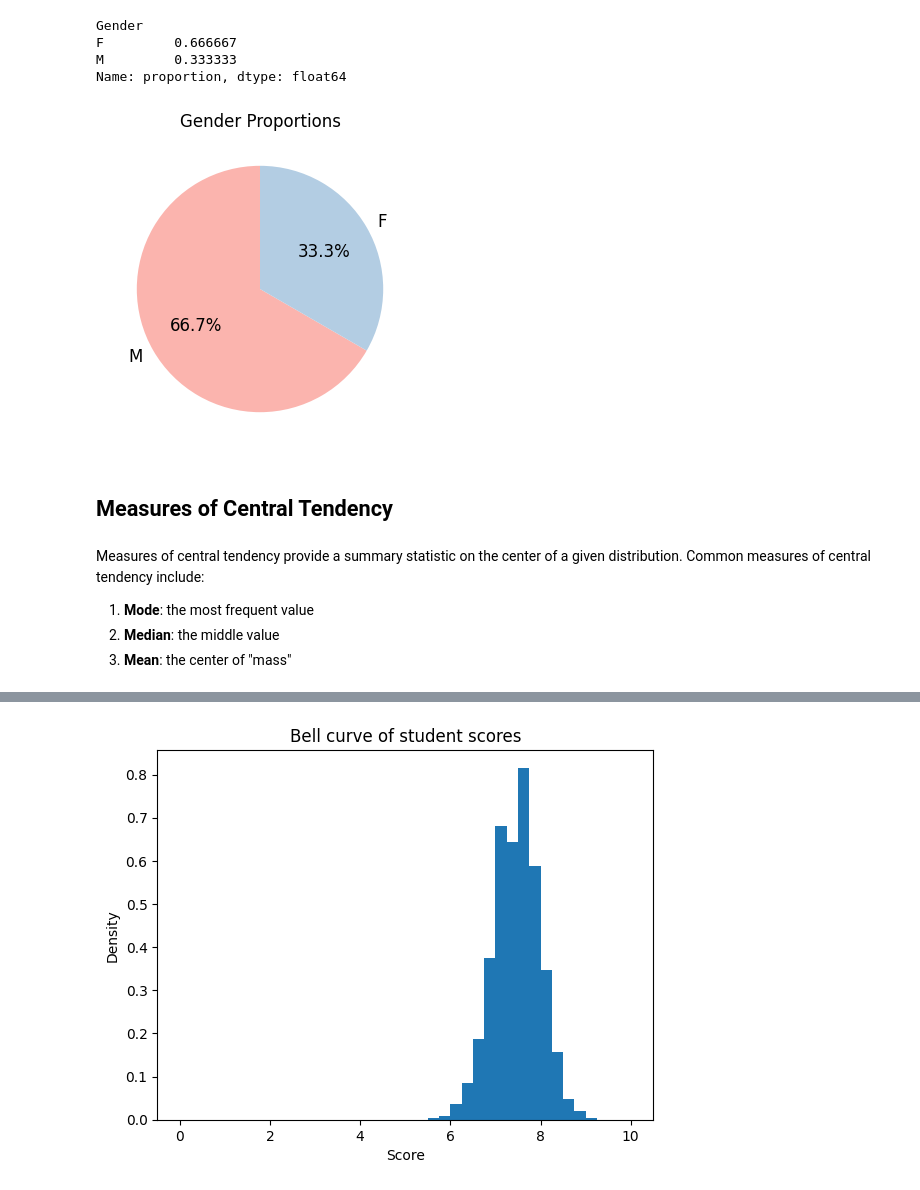
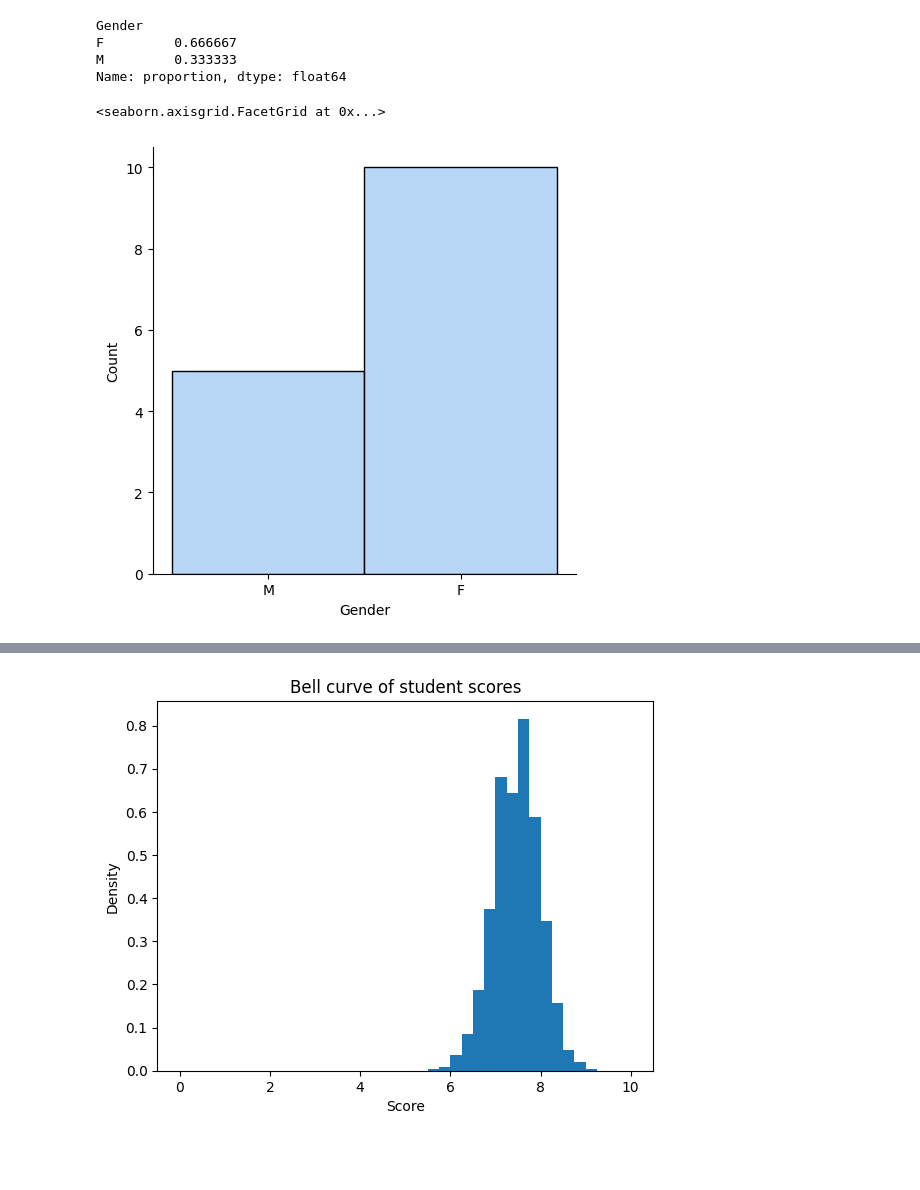
Before and after one commit to HassanAlgoz/data-analytics, a Jupyter notebook: lecture_v2/L04_statistics.ipynb, the cells around one changed output, grey strips where cells are left out. Drawn from its saved outputs; the diff is of its cells as text; code cells hidden in the pictures; blank space fills up the shorter version.

Commit message:
improve the two notebooks: L04_statistics and L05_data_types_in_stats and add a reference for the central limit theorem

```diff
--- a/lecture_v2/L05_descriptive_statistics.ipynb
+++ b/lecture_v2/L04_statistics.ipynb
@@ -3,4 +3,8 @@
 # %%
 import numpy as np
+import pandas as pd
+import seaborn as sns
+import matplotlib
 import matplotlib.pyplot as plt
-import pandas as pd
+
+matplotlib.rcParams['figure.figsize'] = (5.0, 4.0)
@@ -61,26 +25,8 @@ Gender
 F         0.666667
 M         0.333333
 Name: proportion, dtype: float64
-# %%
-# Create a pie chart from this data
-plt.figure(figsize=(4,4))
-plt.pie(
-    df.value_counts(),
-    labels=df['Gender'].unique(),
-    autopct="%1.1f%%",
-    startangle=90,
-    colors=plt.cm.Pastel1.colors,
-    textprops={"fontsize":12}
-)
-plt.title("Gender Proportions")
-plt.show()
-# %% [output]
-[figure, removed]
-# %% [markdown]
-## Measures of Central Tendency
-# %% [markdown]
-Measures of central tendency provide a summary statistic on the center of a given distribution. Common measures of central tendency include:
-
-1. **Mode**: the most frequent value
-2. **Median**: the middle value
-3. **Mean**: the center of "mass"
+# %%
+sns.displot(df, x='Gender')
+# %% [output]
+<seaborn.axisgrid.FacetGrid at 0x...>
+[figure, added]
```
Also changed, not shown: parts of 52 cells of this notebook, 7 other files.
